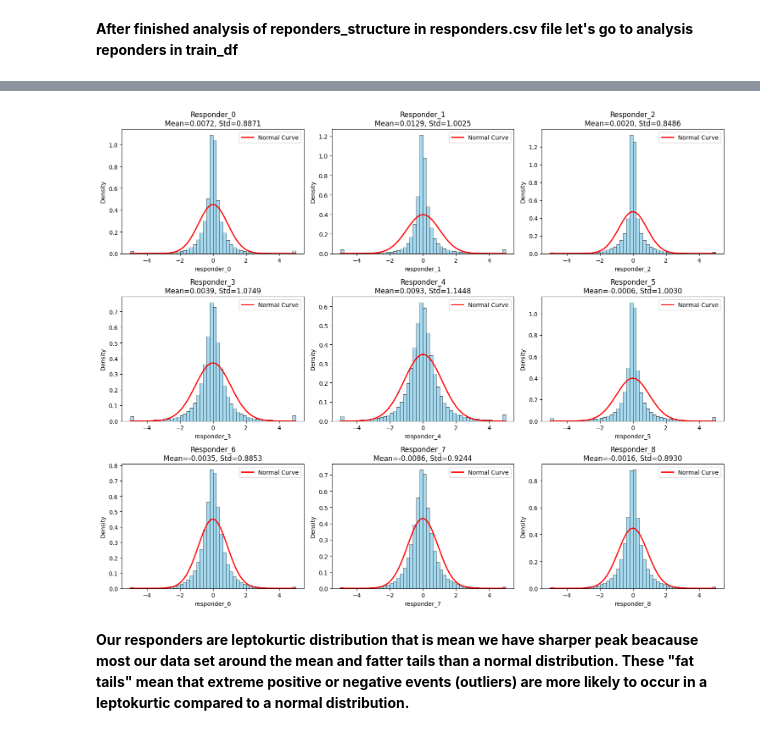
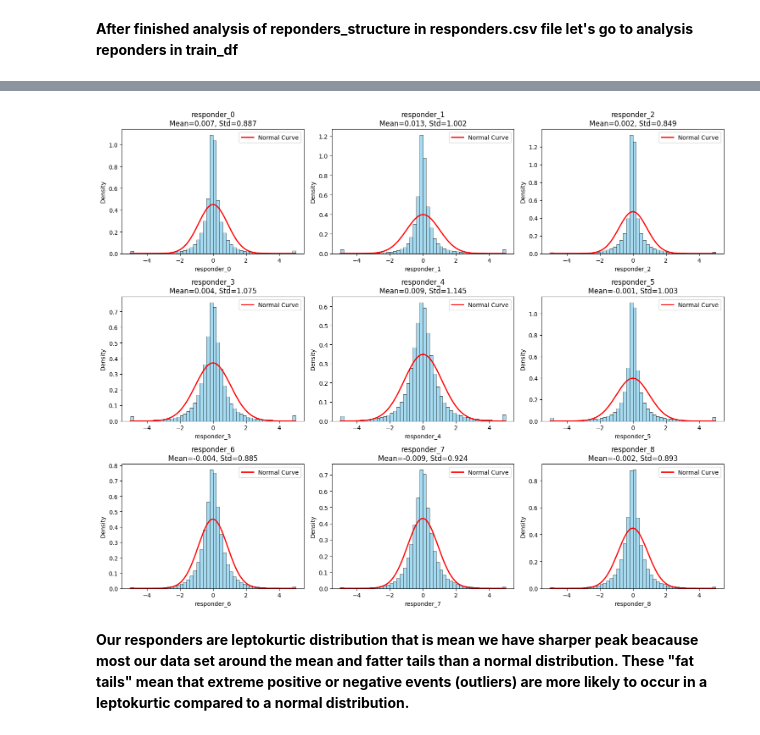
Before and after one commit to MohamedZakariaaFouda/Jane_Street_Competition, a Jupyter notebook: notebooks/end-to-end-data-science-life-cycle.ipynb, the cells around one changed output, grey strips where cells are left out. Drawn from its saved outputs; the diff is of its cells as text; code cells hidden in the pictures.

```diff
--- a/notebooks/end-to-end-data-science-life-cycle.ipynb
+++ b/notebooks/end-to-end-data-science-life-cycle.ipynb
@@ -250,7 +250,7 @@ plt.show()
 # %% [markdown]
 **After finished analysis of reponders_structure in responders.csv file let's go to analysis reponders in train_df**
 # %%
-resp_cols= [col for col in train_df.columns if col.startswith("responder_")]
+resp_cols = train_df.filter(like="responder_").columns
 train_df[resp_cols].describe().round(1)
 # %% [output]
 |  | responder_0 | responder_1 | responder_2 | responder_3 | responder_4 | responder_5 | responder_6 | ... |
@@ -263,29 +263,28 @@ train_df[resp_cols].describe().round(1)
 | 75% | 0.3 | 0.2 | 0.2 | 0.4 | 0.5 | 0.2 | 0.4 | ... |
 | max | 5.0 | 5.0 | 5.0 | 5.0 | 5.0 | 5.0 | 5.0 | ... |
 # %%
-
-fig, axes = plt.subplots(3, 3, figsize=(15, 12))
+# Dynamic figure
+rows = cols = int(np.ceil(np.sqrt(len(resp_cols))))
+fig, axes = plt.subplots(rows, cols, figsize=(15, 12))
+# Convert the array of the form (rows x columns) into a single list
 axes = axes.flatten()
 
-for i in range(9):
-    data = train_df[f"responder_{i}"].dropna()
-    mean, std = data.mean(), data.std()
-
-    # Histogram with KDE
-    sns.histplot(data, bins=50, kde=False, stat="density", ax=axes[i], color="skyblue", edgecolor="black")
+for ax, col in zip(axes, resp_cols):
+    data = train_df[col].dropna()
+    sns.histplot(data, bins=50, stat="density", ax=ax, color="skyblue", edgecolor="black")
 
     # Normal dist
+    mean, std = data.mean(), data.std()
     x = np.linspace(data.min(), data.max(), 1000)
-    y = norm.pdf(x, mean, std)
-    axes[i].plot(x, y, color="red", linewidth=2, label="Normal Curve")
+    ax.plot(x, norm.pdf(x, mean, std), color="red", linewidth=2, label="Normal Curve")
 
-    axes[i].set_title(f"Responder_{i}\nMean={mean:.4f}, Std={std:.4f}")
-    axes[i].legend()
+    ax.set_title(f"{col}\nMean={mean:.3f}, Std={std:.3f}")
+    ax.legend()
 
 plt.tight_layout()
 plt.show()
 # %% [output]
-[figure, old version]
+[figure, new version]
 # %% [markdown]
 **Our responders are  leptokurtic distribution that is mean we have sharper peak beacause most our data set around the mean and fatter tails than a normal distribution. These "fat tails" mean that extreme positive or negative events (outliers) are more likely to occur in a leptokurtic compared to a normal distribution.**
 # %%
```
Also changed, not shown: parts of 1 cell of this notebook.
